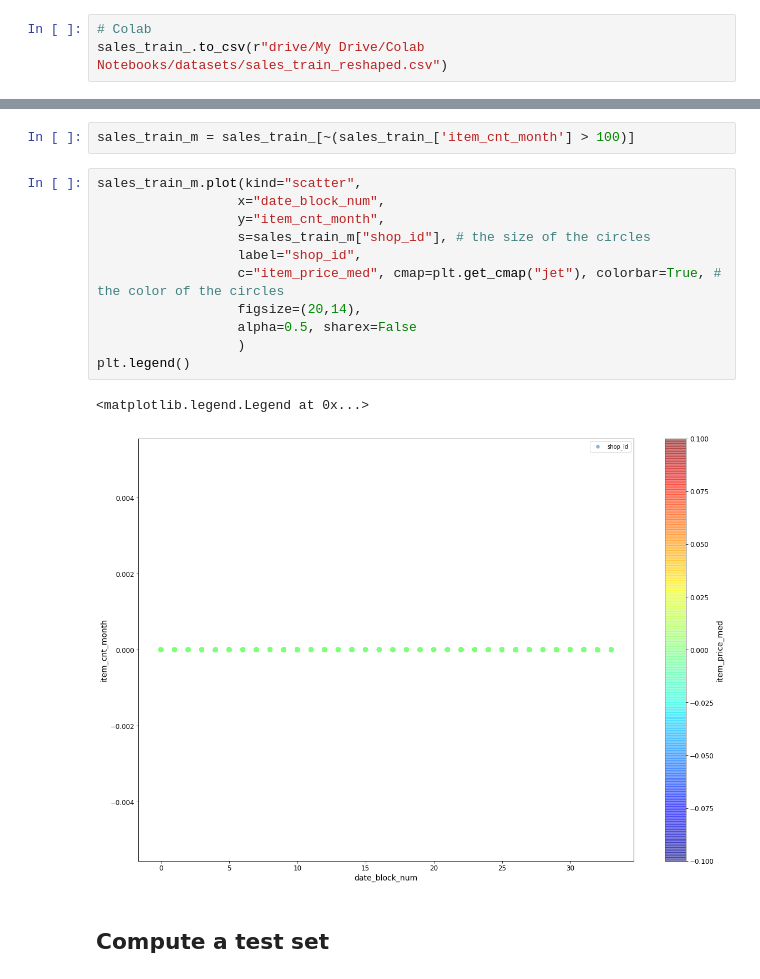
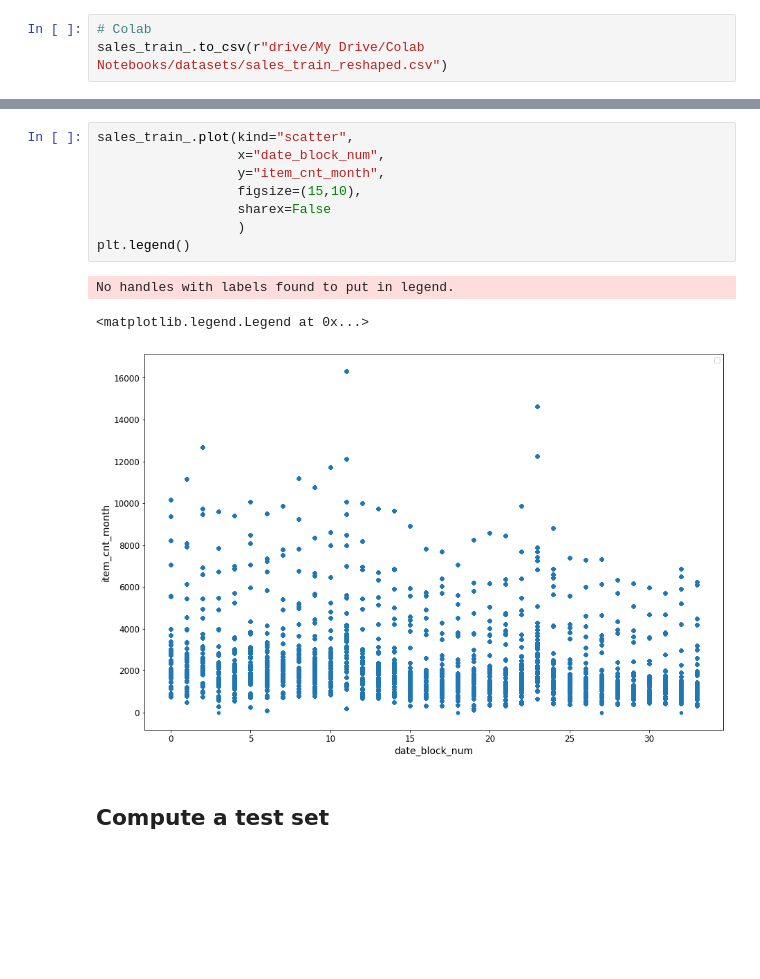
Before and after one commit to nyculescu/kaggle__competitive_data_science_predict_future_sales, a Jupyter notebook: 01_kernel_nb.ipynb, the cells around one changed output, grey strips where cells are left out. Cells and saved outputs as stored; diff of their text form; blank space fills up the shorter version.

```diff
--- a/01_kernel_nb.ipynb
+++ b/01_kernel_nb.ipynb
@@ -430,19 +447,15 @@ plt.legend()
-# %%
-sales_train_m = sales_train_[~(sales_train_['item_cnt_month'] > 100)]
-# %%
-sales_train_m.plot(kind="scatter",
-                  x="date_block_num",
-                  y="item_cnt_month",
-                  s=sales_train_m["shop_id"], # the size of the circles
-                  label="shop_id",
-                  c="item_price_med", cmap=plt.get_cmap("jet"), colorbar=True, # the color of the circles
-                  figsize=(20,14),
-                  alpha=0.5, sharex=False
-                  )
-plt.legend()
-# %% [output]
-<matplotlib.legend.Legend at 0x...>
-[figure, removed]
+# %%
+sales_train_.plot(kind="scatter",
+                  x="date_block_num",
+                  y="item_cnt_month",
+                  figsize=(15,10),
+                  sharex=False
+                  )
+plt.legend()
+# %% [output]
+No handles with labels found to put in legend.
+<matplotlib.legend.Legend at 0x...>
+[figure, added]
 # %% [markdown]
 ## Compute a test set
 # %% [markdown]
```
Also changed, not shown: parts of 31 cells of this notebook.
